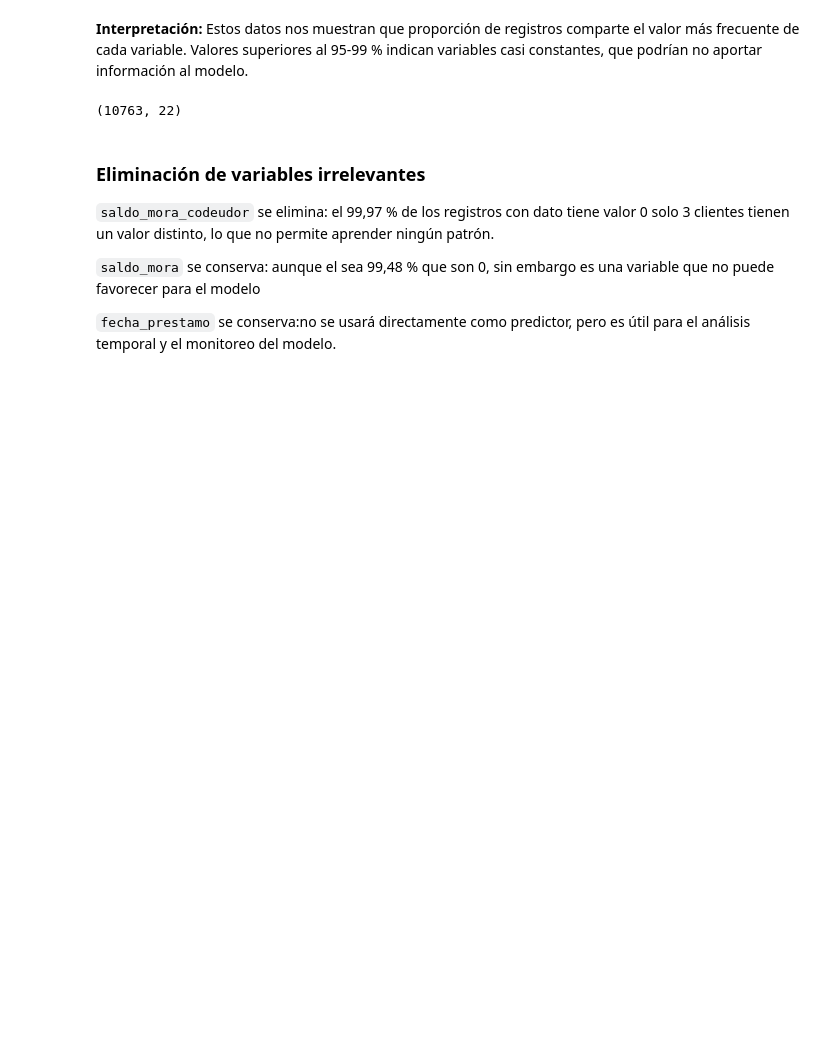
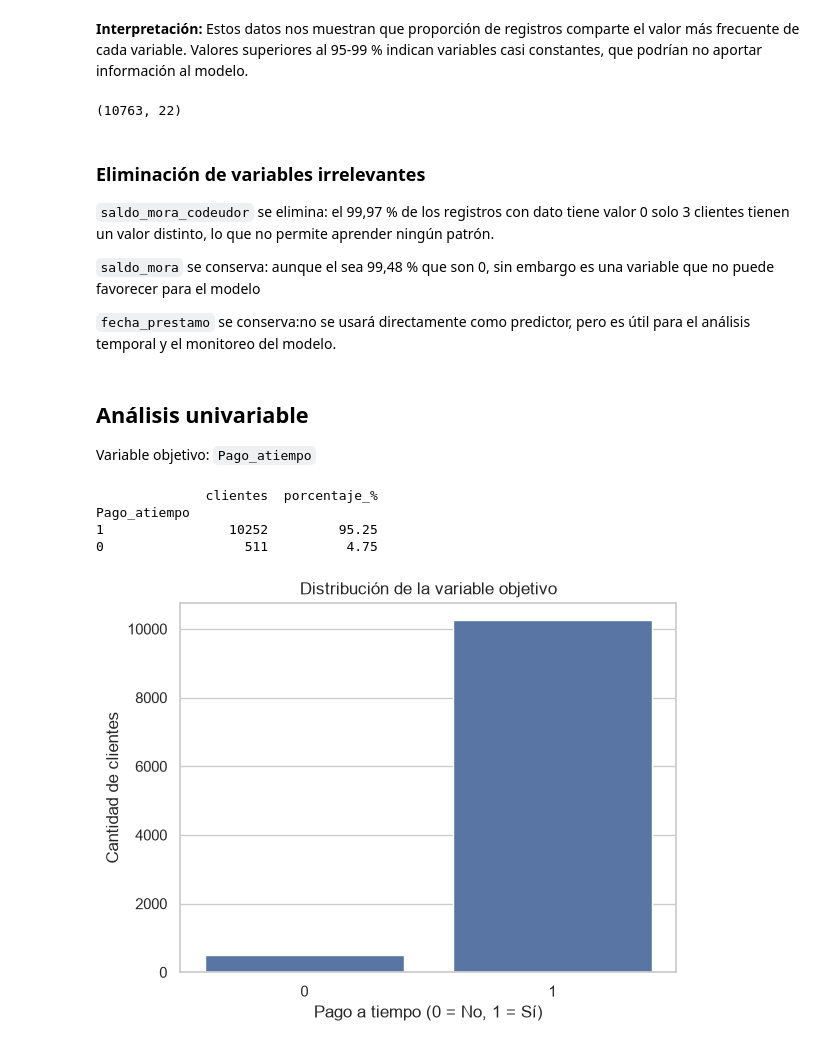
Before and after one commit to saratrujillo2004/Trabajo_Final_ML_SaraTrujillo, a Jupyter notebook: mlops_pipeline/comprension_eda.ipynb, the cells around one changed output. Saved outputs shown, nothing was run; the diff lists cells and outputs as text; code cells hidden in the pictures; blank space fills up the shorter version.

```diff
--- a/mlops_pipeline/comprension_eda.ipynb
+++ b/mlops_pipeline/comprension_eda.ipynb
@@ -198,3 +188,23 @@ df.shape
 `saldo_mora` se conserva: aunque el sea 99,48 % que son 0, sin embargo es una variable que no puede favorecer para el modelo
 
 `fecha_prestamo` se conserva:no se usará directamente como predictor, pero es útil para el análisis temporal y el monitoreo del modelo.
+# %% [markdown]
+## Análisis univariable
+
+Variable objetivo: `Pago_atiempo`
+# %%
+conteo = df["Pago_atiempo"].value_counts()
+porcentaje = df["Pago_atiempo"].value_counts(normalize=True) * 100
+print(pd.DataFrame({"clientes": conteo, "porcentaje_%": porcentaje.round(2)}))
+
+sns.countplot(data=df, x="Pago_atiempo")
+plt.title("Distribución de la variable objetivo")
+plt.xlabel("Pago a tiempo (0 = No, 1 = Sí)")
+plt.ylabel("Cantidad de clientes")
+plt.show()
+# %% [output]
+              clientes  porcentaje_%
+Pago_atiempo
+1                10252         95.25
+0                  511          4.75
+[figure, added]
```
Also changed, not shown: parts of 35 cells of this notebook.
